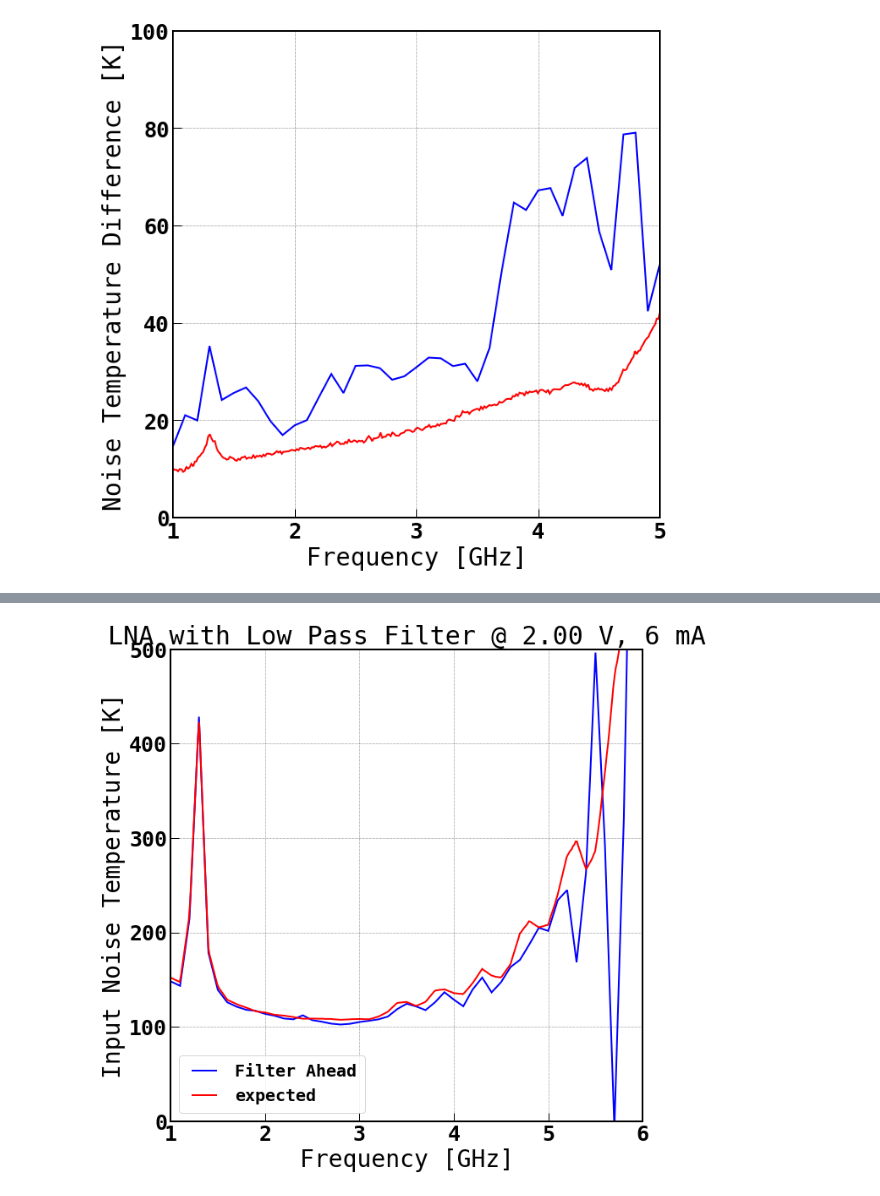
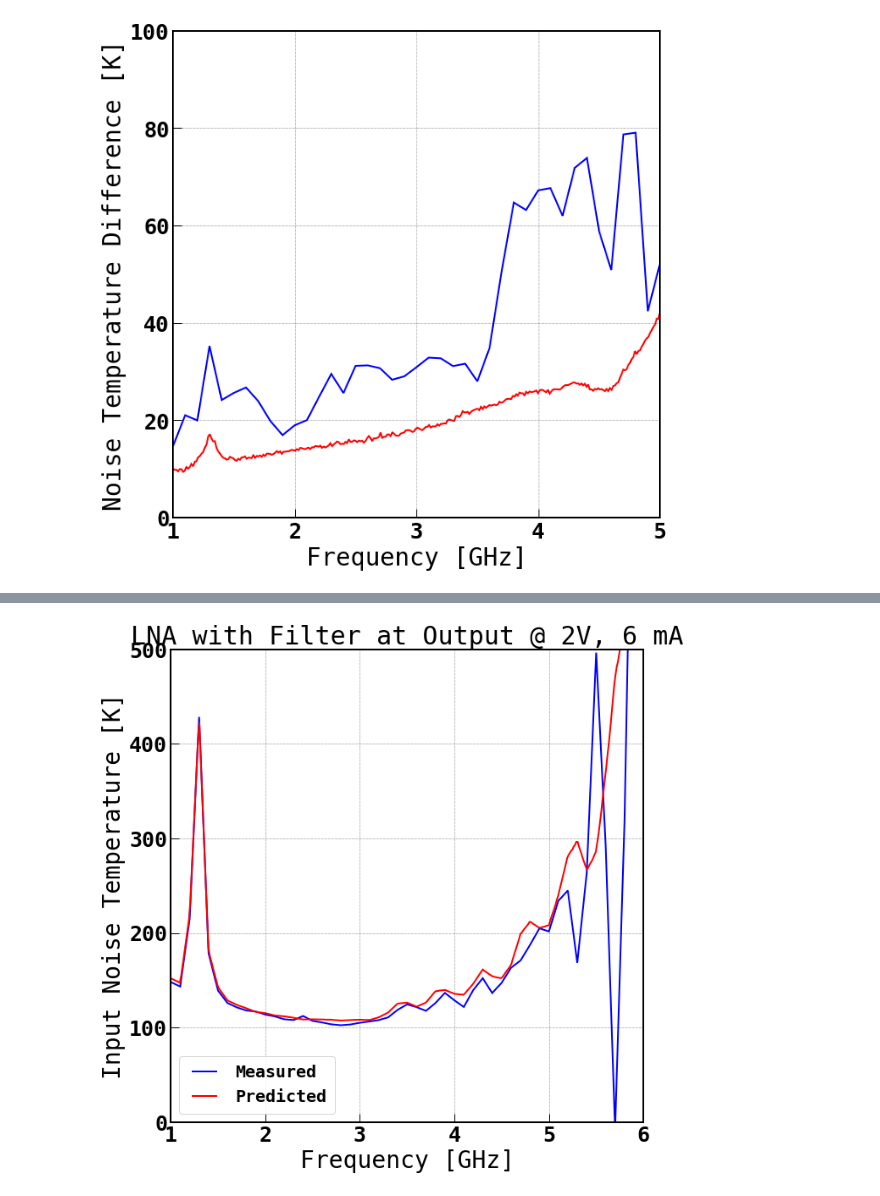
Before and after one commit to WanduiAlbert/HighFrequencyLab, a Jupyter notebook: Lab 3 files/Noise Temperature Simulations.ipynb, the cells around one changed output, grey strips where cells are left out. Cells and saved outputs as stored; diff of their text form; code cells hidden in the pictures.

```diff
--- a/Lab 3 files/Noise Temperature Simulations.ipynb
+++ b/Lab 3 files/Noise Temperature Simulations.ipynb
@@ -124,15 +123,15 @@ ax.grid(which='both')
 # %%
 fig, ax = plt.subplots(figsize=(10,10))
-ax.plot(bfreq, bTemp, 'b', label='Filter Ahead')
-ax.plot(amp_freq, T_ahead, 'r', label='expected')
+ax.plot(bfreq, bTemp, 'b', label='Measured')
+ax.plot(amp_freq, T_ahead, 'r', label='Predicted')
 ax.legend(loc='best')
 ax.set_xlabel(r'Frequency [GHz]')
 ax.set_ylabel(r'Input Noise Temperature [K]')
-ax.set_title(r'LNA with Low Pass Filter @ 2.00 V, 6 mA')
+ax.set_title(r'LNA with Filter at Output @ 2V, 6 mA')
 ax.set_ylim([0.0, 500.0])
 ax.set_xlim([1, 6.0])
 ax.grid(which='both')
 # ax.axis('tight');
-# plt.savefig(save_dir + 'Filter_noisetemp_comparison.pdf')
+plt.savefig(save_dir + 'Filter_ahead_noisetemp.pdf')
 # %% [output]
-[figure, old version]
+[figure, new version]
```
Also changed, not shown: parts of 11 cells of this notebook, 11 other files.
